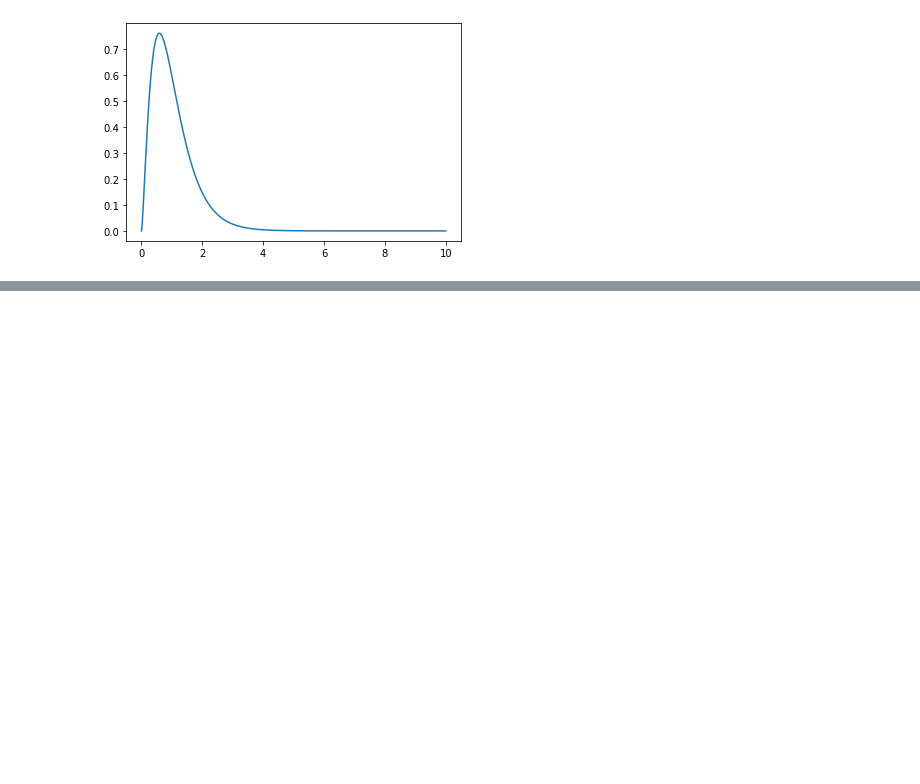
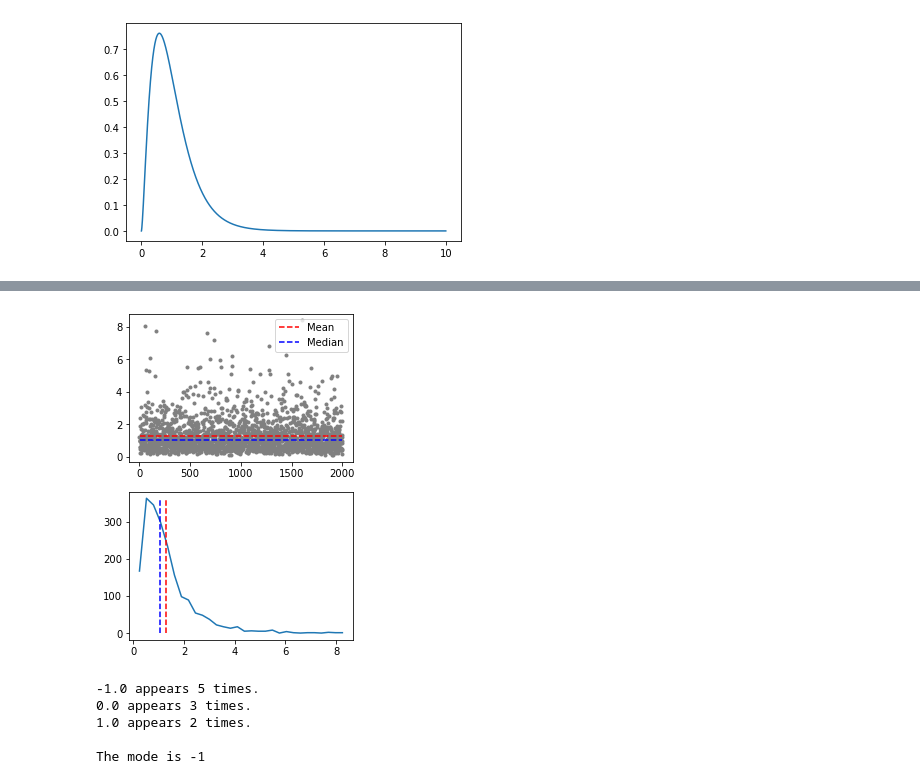
Before and after one commit to kelsklane/stat_practice, a Jupyter notebook: Practice_notebooks/Descriptive_Stats.ipynb, the cells around one changed output, grey strips where cells are left out. Saved outputs shown, nothing was run; the diff lists cells and outputs as text; code cells hidden in the pictures; blank space fills up the shorter version.

```diff
--- a/Practice_notebooks/Descriptive_Stats.ipynb
+++ b/Practice_notebooks/Descriptive_Stats.ipynb
@@ -123,0 +178,46 @@ plt.plot(x, dist);
+# %%
+#Median
+
+#Log normal dist
+shift   = 0
+std = .7
+n       = 2000
+nbins   = 50
+
+data = std * np.random.randn(n) + shift
+data = np.exp(data)
+
+y,x = np.histogram(data,bins)
+x = (x[:-1]+x[1:])/2
+
+mean = np.mean(data)
+median = np.median(data)
+
+fig,ax = plt.subplots(2,1,figsize=(4,6))
+
+ax[0].plot(data,'.', color=[.5,.5,.5])
+ax[0].plot([1,n], [mean, mean], 'r--', label='Mean')
+ax[0].plot([1,n], [median, median], 'b--', label='Median')
+ax[0].legend()
+
+ax[1].plot(x,y)
+ax[1].plot([mean, mean], [0, max(y)], 'r--')
+ax[1].plot([median, median],[0,max(y)],'b--');
+# %% [output]
+[figure, added]
+# %%
+#Mode
+data = np.round(np.random.randn(10))
+
+unique = np.unique(data)
+for i in range(len(unique)):
+    print(f'{unique[i]} appears {sum(data == unique[i])} times.')
+
+print(' ')
+print('The mode is %g'%stats.mode(data)[0][0])
+# %% [output]
+-1.0 appears 5 times.
+0.0 appears 3 times.
+1.0 appears 2 times.
+
+The mode is -1
```
Also changed, not shown: parts of 9 cells of this notebook.
